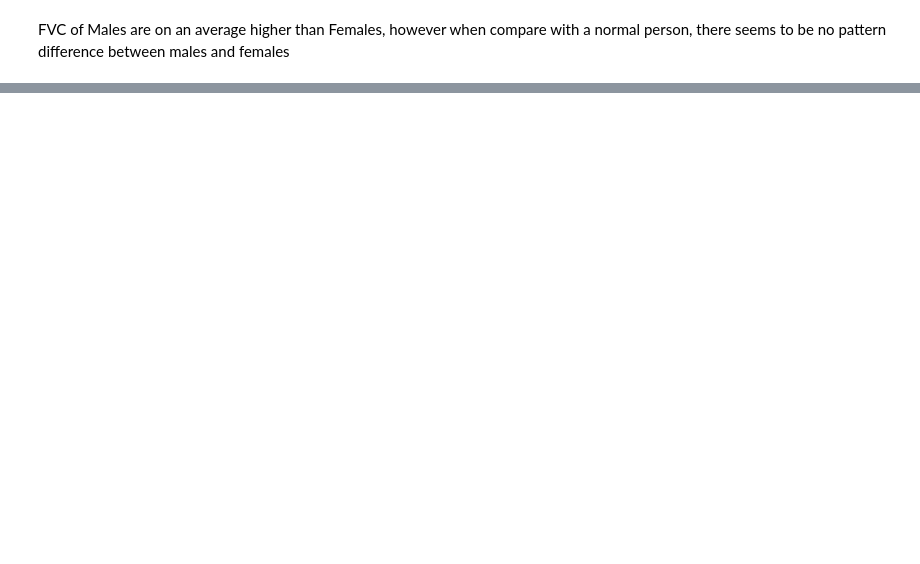
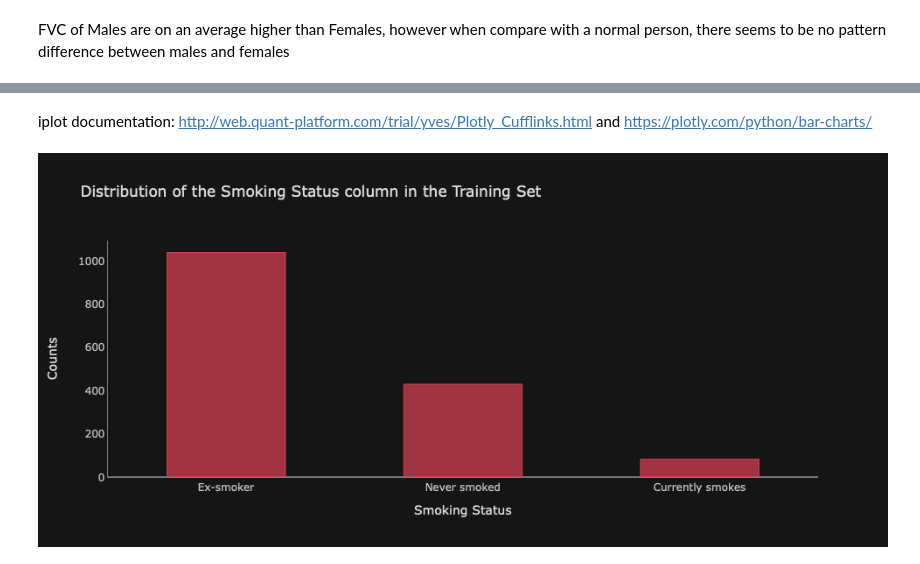
Before and after one commit to PrakritiAilavadi/Kaggle, a Jupyter notebook: osic-pulmonary-fibrosis-progression.ipynb, the cells around one changed output, grey strips where cells are left out. Drawn from its saved outputs; the diff is of its cells as text; code cells hidden in the pictures; blank space fills up the shorter version.

Commit message:
+ Advanced EDA part 2
Used plotly

```diff
--- a/osic-pulmonary-fibrosis-progression.ipynb
+++ b/osic-pulmonary-fibrosis-progression.ipynb
@@ -464,0 +520,17 @@ plt.show()
+# %% [markdown]
+iplot documentation: http://web.quant-platform.com/trial/yves/Plotly_Cufflinks.html and
+https://plotly.com/python/bar-charts/
+# %%
+train_df['SmokingStatus'].value_counts().iplot(kind='bar',
+                                              yTitle='Counts',
+                                              xTitle='Smoking Status',
+                                              title='Distribution of the Smoking Status column in the Training Set',
+                                              linecolor='gray',
+                                              opacity=0.7,
+                                              color='red',
+                                              theme='solar',
+                                              bargap=0.5,
+                                              showgrid=False
+                                              )
+# %% [output]
+[figure, added]
```
Also changed, not shown: parts of 35 cells of this notebook.
